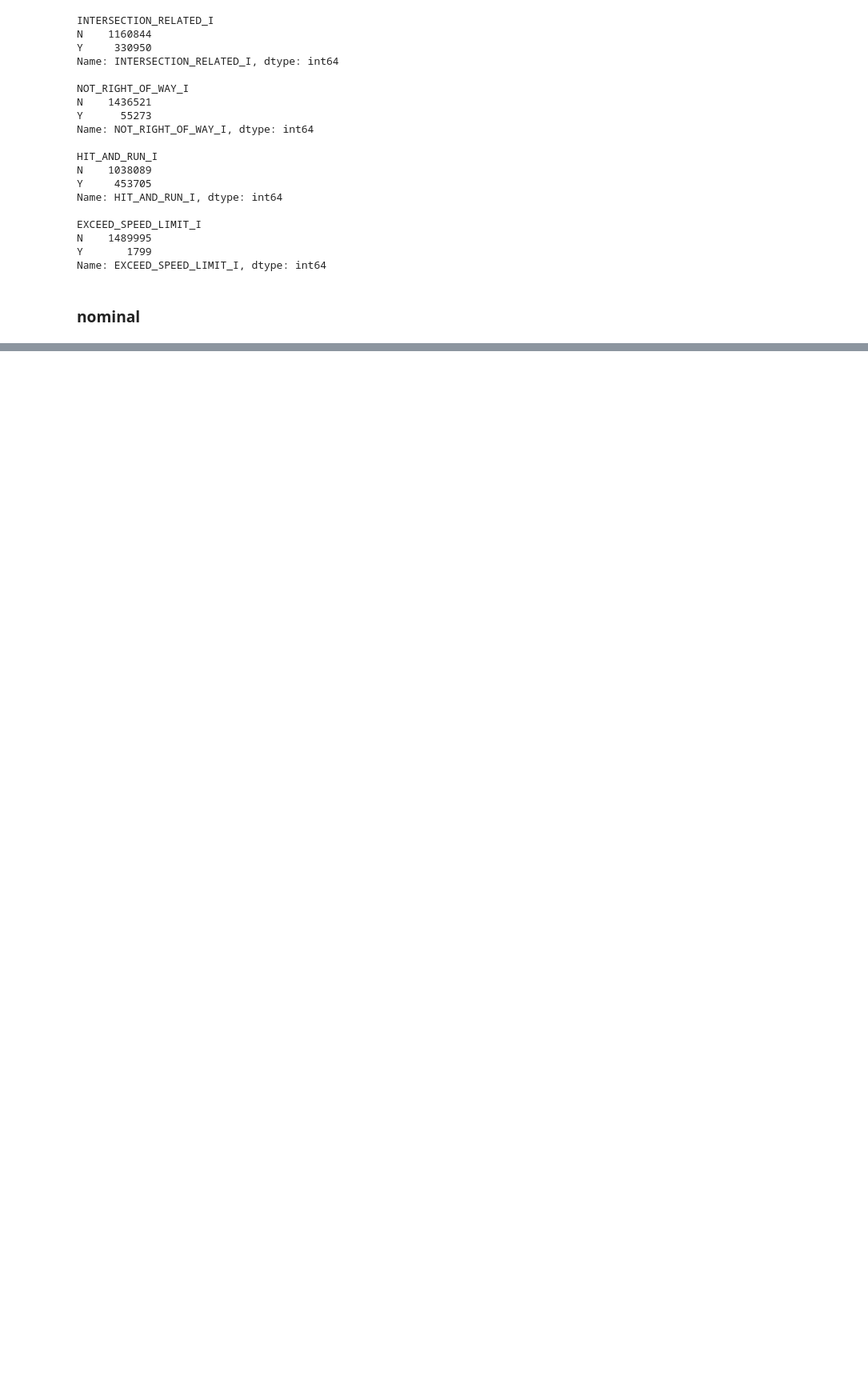
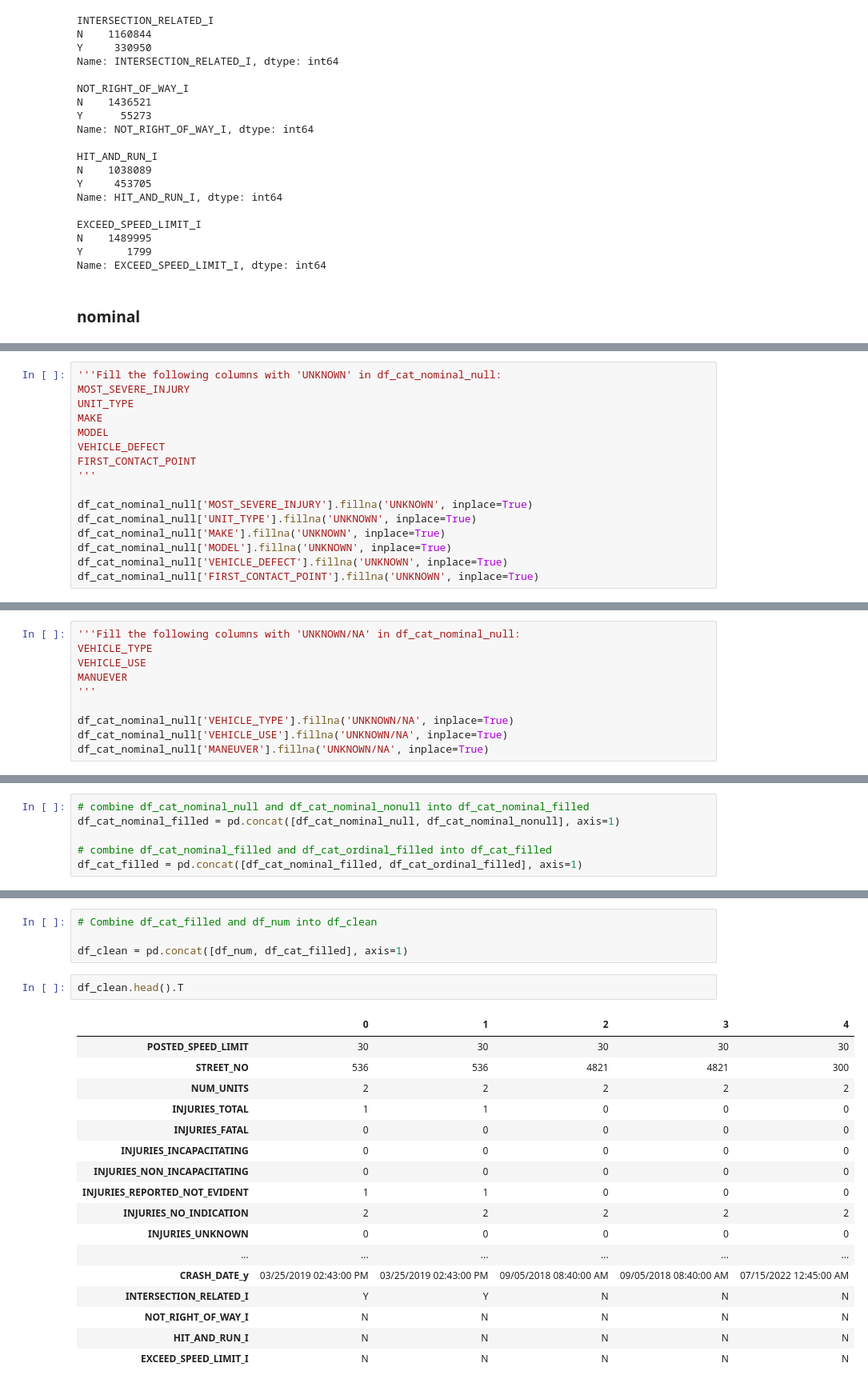
Before and after one commit to Kaewin/project-4, a Jupyter notebook: data_cleaning.ipynb, the cells around one changed output, grey strips where cells are left out. Shown at 80% size. Drawn from its saved outputs; the diff is of its cells as text; blank space fills up the shorter version.

Commit message:
finally clean

```diff
--- a/data_cleaning.ipynb
+++ b/data_cleaning.ipynb
@@ -545,0 +575,16 @@ NameError: name 'ordinal_cols' is not defined
+# %%
+'''Fill the following columns with 'UNKNOWN' in df_cat_nominal_null:
+MOST_SEVERE_INJURY
+UNIT_TYPE
+MAKE
+MODEL
+VEHICLE_DEFECT
+FIRST_CONTACT_POINT
+'''
+
+df_cat_nominal_null['MOST_SEVERE_INJURY'].fillna('UNKNOWN', inplace=True)
+df_cat_nominal_null['UNIT_TYPE'].fillna('UNKNOWN', inplace=True)
+df_cat_nominal_null['MAKE'].fillna('UNKNOWN', inplace=True)
+df_cat_nominal_null['MODEL'].fillna('UNKNOWN', inplace=True)
+df_cat_nominal_null['VEHICLE_DEFECT'].fillna('UNKNOWN', inplace=True)
+df_cat_nominal_null['FIRST_CONTACT_POINT'].fillna('UNKNOWN', inplace=True)
@@ -545,0 +596,10 @@ NameError: name 'ordinal_cols' is not defined
+# %%
+'''Fill the following columns with 'UNKNOWN/NA' in df_cat_nominal_null:
+VEHICLE_TYPE
+VEHICLE_USE
+MANUEVER
+'''
+
+df_cat_nominal_null['VEHICLE_TYPE'].fillna('UNKNOWN/NA', inplace=True)
+df_cat_nominal_null['VEHICLE_USE'].fillna('UNKNOWN/NA', inplace=True)
+df_cat_nominal_null['MANEUVER'].fillna('UNKNOWN/NA', inplace=True)
@@ -545,0 +608,6 @@ NameError: name 'ordinal_cols' is not defined
+# %%
+# combine df_cat_nominal_null and df_cat_nominal_nonull into df_cat_nominal_filled
+df_cat_nominal_filled = pd.concat([df_cat_nominal_null, df_cat_nominal_nonull], axis=1)
+
+# combine df_cat_nominal_filled and df_cat_ordinal_filled into df_cat_filled
+df_cat_filled = pd.concat([df_cat_nominal_filled, df_cat_ordinal_filled], axis=1)
@@ -545,0 +616,24 @@ NameError: name 'ordinal_cols' is not defined
+# %%
+# Combine df_cat_filled and df_num into df_clean
+
+df_clean = pd.concat([df_num, df_cat_filled], axis=1)
+# %%
+df_clean.head().T
+# %% [output]
+|  | 0 | 1 | 2 | 3 | 4 |
+| POSTED_SPEED_LIMIT | 30 | 30 | 30 | 30 | 30 |
+| STREET_NO | 536 | 536 | 4821 | 4821 | 300 |
+| NUM_UNITS | 2 | 2 | 2 | 2 | 2 |
+| INJURIES_TOTAL | 1 | 1 | 0 | 0 | 0 |
+| INJURIES_FATAL | 0 | 0 | 0 | 0 | 0 |
+| INJURIES_INCAPACITATING | 0 | 0 | 0 | 0 | 0 |
+| INJURIES_NON_INCAPACITATING | 0 | 0 | 0 | 0 | 0 |
+| INJURIES_REPORTED_NOT_EVIDENT | 1 | 1 | 0 | 0 | 0 |
+| INJURIES_NO_INDICATION | 2 | 2 | 2 | 2 | 2 |
+| INJURIES_UNKNOWN | 0 | 0 | 0 | 0 | 0 |
+| ... | ... | ... | ... | ... | ... |
+| CRASH_DATE_y | 03/25/2019 02:43:00 PM | 03/25/2019 02:43:00 PM | 09/05/2018 08:40:00 AM | 09/05/2018 08:40:00 AM | 07/15/2022 12:45:00 AM |
+| INTERSECTION_RELATED_I | Y | Y | N | N | N |
+| NOT_RIGHT_OF_WAY_I | N | N | N | N | N |
+| HIT_AND_RUN_I | N | N | N | N | N |
+| EXCEED_SPEED_LIMIT_I | N | N | N | N | N |
```
Also changed, not shown: parts of 39 cells of this notebook.
